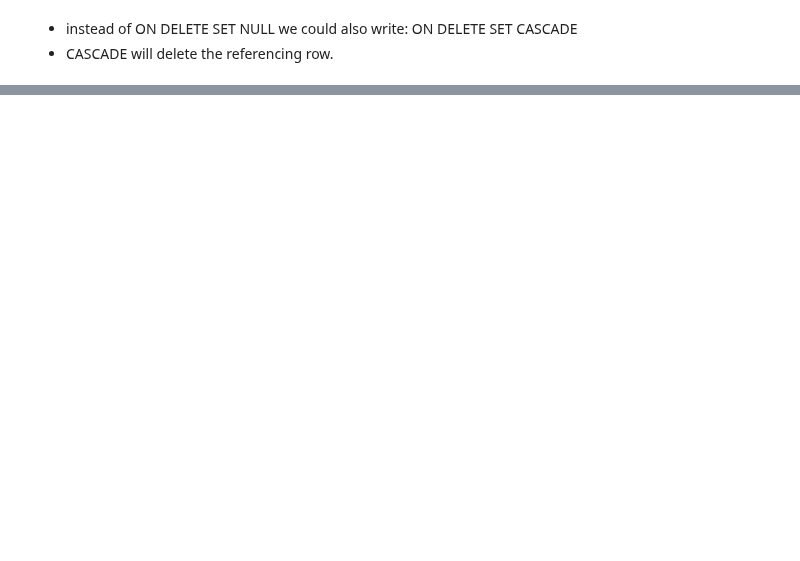
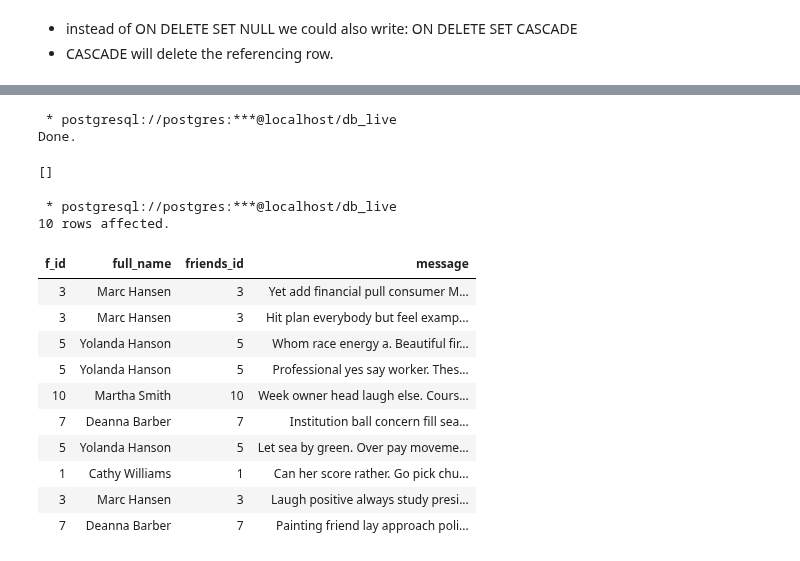
Before and after one commit to fbw-p22-e3-assignments/live-code, a Jupyter notebook: database/BASIC_USAGE/basics_live.ipynb, the cells around one changed output, grey strips where cells are left out. Cells and saved outputs as stored; diff of their text form; code cells hidden in the pictures; blank space fills up the shorter version.

```diff
--- a/database/BASIC_USAGE/basics_live.ipynb
+++ b/database/BASIC_USAGE/basics_live.ipynb
@@ -345,0 +481,25 @@ ON DELETE SET CASCADE
+# %%
+%%sql
+alter view my_friends
+rename to full_name_messages
+# %% [output]
+ * postgresql://postgres:***@localhost/db_live
+Done.
+[]
+# %%
+%%sql
+select * from full_name_messages
+# %% [output]
+ * postgresql://postgres:***@localhost/db_live
+10 rows affected.
+| f_id | full_name | friends_id | message |
+| 3 | Marc Hansen | 3 | Yet add financial pull consumer M... |
+| 3 | Marc Hansen | 3 | Hit plan everybody but feel examp... |
+| 5 | Yolanda Hanson | 5 | Whom race energy a. Beautiful fir... |
+| 5 | Yolanda Hanson | 5 | Professional yes say worker. Thes... |
+| 10 | Martha Smith | 10 | Week owner head laugh else. Cours... |
+| 7 | Deanna Barber | 7 | Institution ball concern fill sea... |
+| 5 | Yolanda Hanson | 5 | Let sea by green. Over pay moveme... |
+| 1 | Cathy Williams | 1 | Can her score rather. Go pick chu... |
+| 3 | Marc Hansen | 3 | Laugh positive always study presi... |
+| 7 | Deanna Barber | 7 | Painting friend lay approach poli... |
```
Also changed, not shown: parts of 47 cells of this notebook, 4 other files.
